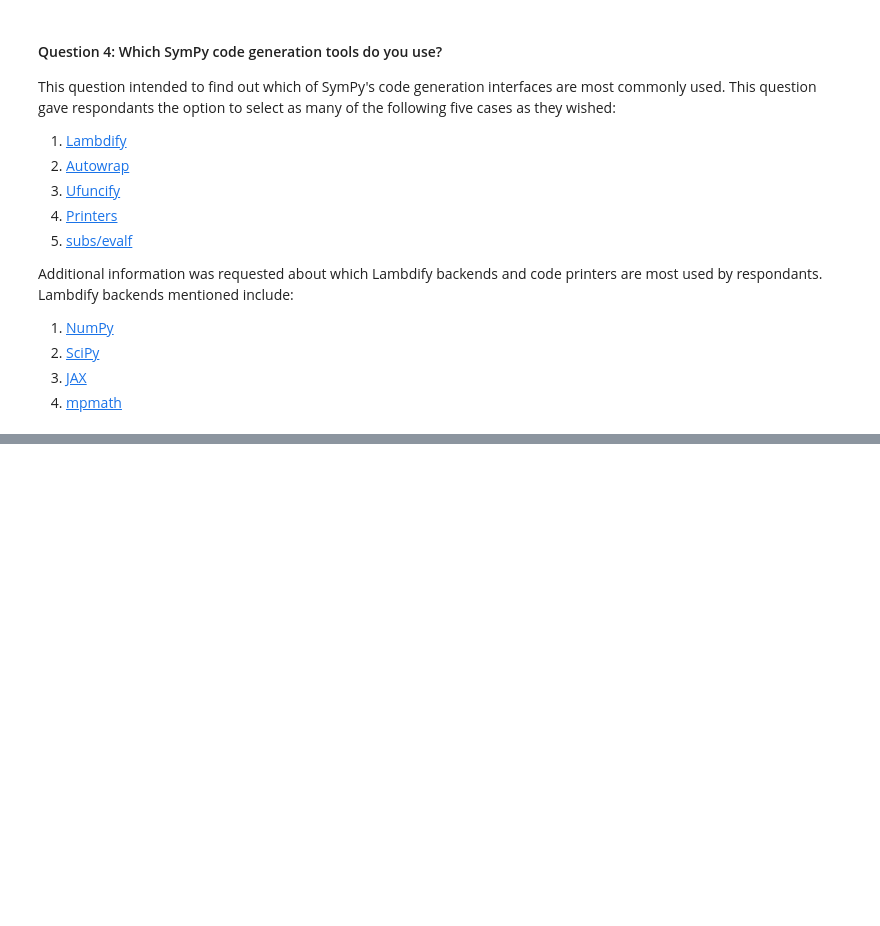
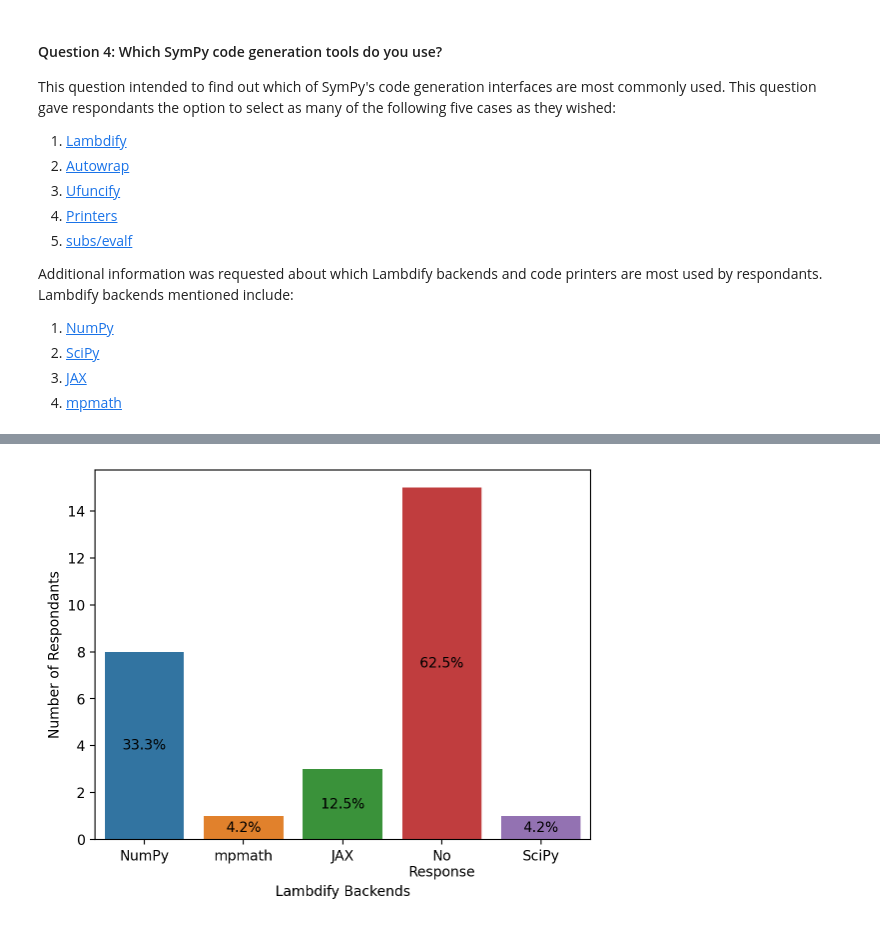
Before and after one commit to sympy/sympy-codegen-survey, a Jupyter notebook: analysis.ipynb, the cells around one changed output, grey strips where cells are left out. Cells and saved outputs as stored; diff of their text form; code cells hidden in the pictures; blank space fills up the shorter version.

```diff
--- a/analysis.ipynb
+++ b/analysis.ipynb
@@ -287,15 +285,0 @@ NumPy was the most used backend for Lambdify, with 33.3% of respondants stating
-# %%
-lambdify_backend_counts = collections.Counter()
-for response in df[lambdify_backend].fillna("No Response").astype("str"):
-    lambdify_backend_counts.update(response.split(","))
-
-lambdify_backend_df = pd.Series(lambdify_backend_counts, name="lambdify backend").to_frame()
-lambdify_backend_proportions = [f"{((users / number_responses) * 100):.1f}%"
-                                for users in lambdify_backend_df["lambdify backend"]]
-
-ax = sns.barplot(x=lambdify_backend_df.index, y=lambdify_backend_df["lambdify backend"])
-ax.bar_label(ax.containers[0], lambdify_backend_proportions, label_type='center')
-ax.set_xticklabels(list(lambdify_backend_counts.keys()))
-ax.set_xlabel("Lambdify Backends")
-ax.set_ylabel("Number of Respondants")
-_ = ax.set_xticklabels(textwrap.fill(x.get_text(), 10) for x in ax.get_xticklabels())
@@ -302,2 +290,19 @@ _ = ax.set_xticklabels(textwrap.fill(x.get_text(), 10) for x in ax.get_xticklabe
+# %%
+lambdify_backend_count = collections.Counter()
+for response in df[lambdify_backend].fillna("No Response").astype("str"):
+    lambdify_backend_count.update(response.split(","))
+
+lambdify_backend_df = pd.Series(lambdify_backend_count, name="lambdify backend").to_frame()
+lambdify_backend_proportion = [f"{((user / number_response) * 100):.1f}%"
+                               for user in lambdify_backend_df["lambdify backend"]]
+
+ax = sns.barplot(x=lambdify_backend_df.index, y=lambdify_backend_df["lambdify backend"])
+ax.bar_label(ax.containers[0], lambdify_backend_proportion, label_type='center')
+ax.set_xticklabels(list(lambdify_backend_count.keys()))
+ax.set_xlabel("Lambdify Backends")
+ax.set_ylabel("Number of Respondants")
+_ = ax.set_xticklabels(textwrap.fill(x.get_text(), 10) for x in ax.get_xticklabels())
+# %% [output]
+[figure, added]
 # %% [markdown]
 #### Question 5: What do we need to improve about SymPy's code generation?
```
Also changed, not shown: parts of 20 cells of this notebook.
